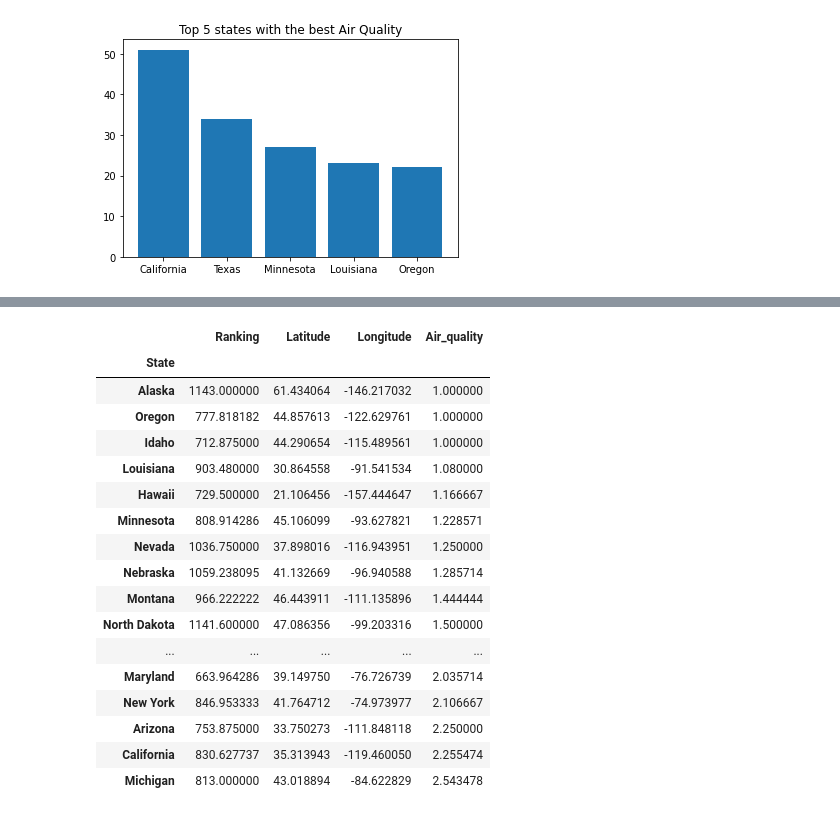
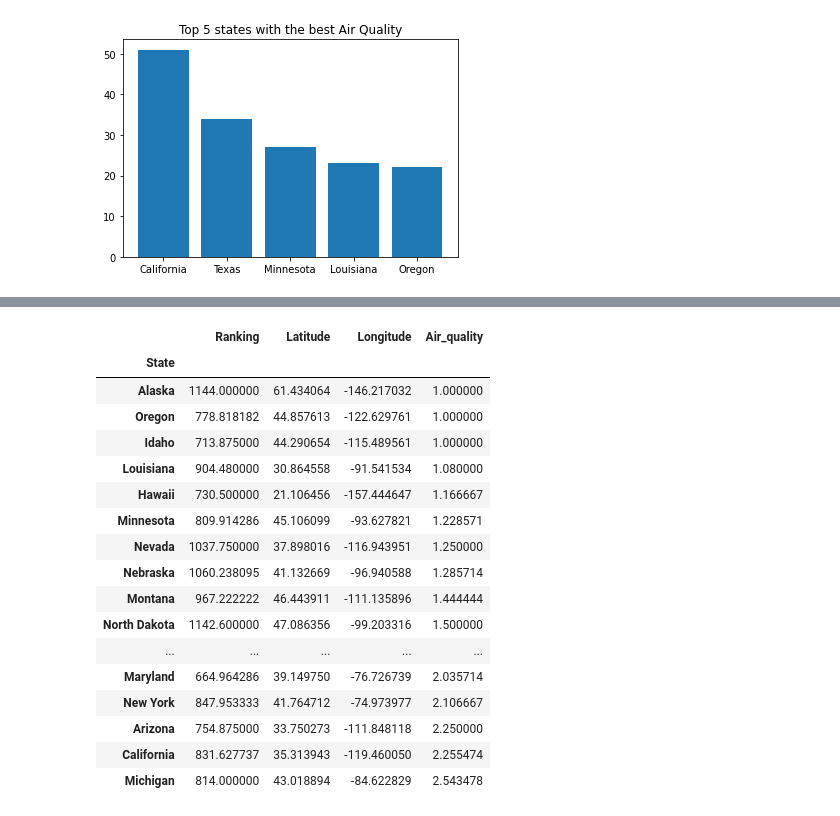
Before and after one commit to mac5617/414, a Jupyter notebook: Assingment 1/idea2.ipynb, the cells around one changed output, grey strips where cells are left out. Saved outputs shown, nothing was run; the diff lists cells and outputs as text; code cells hidden in the pictures.

```diff
--- a/Assingment 1/idea2.ipynb
+++ b/Assingment 1/idea2.ipynb
@@ -144,7 +144,7 @@ for i in state_list:
         region.append('Outside')
     else:
         region.append('N/A')
-rank = [*range(len(university_list))]
+rank = [*range(1,len(university_list)+1)]
 # %%
 university_series = pd.Series(university_list)
 rank_series = pd.Series(rank)
@@ -280,22 +279,23 @@ region_group.mean()
 # %%
 state_group = df.groupby(['State'])
-state_group.mean().sort_values(by=['Air_quality'],ascending=True)
+state_mean = state_group.mean().sort_values(by=['Air_quality'],ascending=True)
+state_mean
 # %% [output]
 |  | Ranking | Latitude | Longitude | Air_quality |
 | State |  |  |  |  |
-| Alaska | 1143.000000 | 61.434064 | -146.217032 | 1.000000 |
-| Oregon | 777.818182 | 44.857613 | -122.629761 | 1.000000 |
-| Idaho | 712.875000 | 44.290654 | -115.489561 | 1.000000 |
-| Louisiana | 903.480000 | 30.864558 | -91.541534 | 1.080000 |
-| Hawaii | 729.500000 | 21.106456 | -157.444647 | 1.166667 |
-| Minnesota | 808.914286 | 45.106099 | -93.627821 | 1.228571 |
-| Nevada | 1036.750000 | 37.898016 | -116.943951 | 1.250000 |
-| Nebraska | 1059.238095 | 41.132669 | -96.940588 | 1.285714 |
-| Montana | 966.222222 | 46.443911 | -111.135896 | 1.444444 |
-| North Dakota | 1141.600000 | 47.086356 | -99.203316 | 1.500000 |
+| Alaska | 1144.000000 | 61.434064 | -146.217032 | 1.000000 |
+| Oregon | 778.818182 | 44.857613 | -122.629761 | 1.000000 |
+| Idaho | 713.875000 | 44.290654 | -115.489561 | 1.000000 |
+| Louisiana | 904.480000 | 30.864558 | -91.541534 | 1.080000 |
+| Hawaii | 730.500000 | 21.106456 | -157.444647 | 1.166667 |
+| Minnesota | 809.914286 | 45.106099 | -93.627821 | 1.228571 |
+| Nevada | 1037.750000 | 37.898016 | -116.943951 | 1.250000 |
+| Nebraska | 1060.238095 | 41.132669 | -96.940588 | 1.285714 |
+| Montana | 967.222222 | 46.443911 | -111.135896 | 1.444444 |
+| North Dakota | 1142.600000 | 47.086356 | -99.203316 | 1.500000 |
 | ... | ... | ... | ... | ... |
-| Maryland | 663.964286 | 39.149750 | -76.726739 | 2.035714 |
-| New York | 846.953333 | 41.764712 | -74.973977 | 2.106667 |
-| Arizona | 753.875000 | 33.750273 | -111.848118 | 2.250000 |
-| California | 830.627737 | 35.313943 | -119.460050 | 2.255474 |
-| Michigan | 813.000000 | 43.018894 | -84.622829 | 2.543478 |
+| Maryland | 664.964286 | 39.149750 | -76.726739 | 2.035714 |
+| New York | 847.953333 | 41.764712 | -74.973977 | 2.106667 |
+| Arizona | 754.875000 | 33.750273 | -111.848118 | 2.250000 |
+| California | 831.627737 | 35.313943 | -119.460050 | 2.255474 |
+| Michigan | 814.000000 | 43.018894 | -84.622829 | 2.543478 |
```
Also changed, not shown: parts of 13 cells of this notebook, 25 other files.
